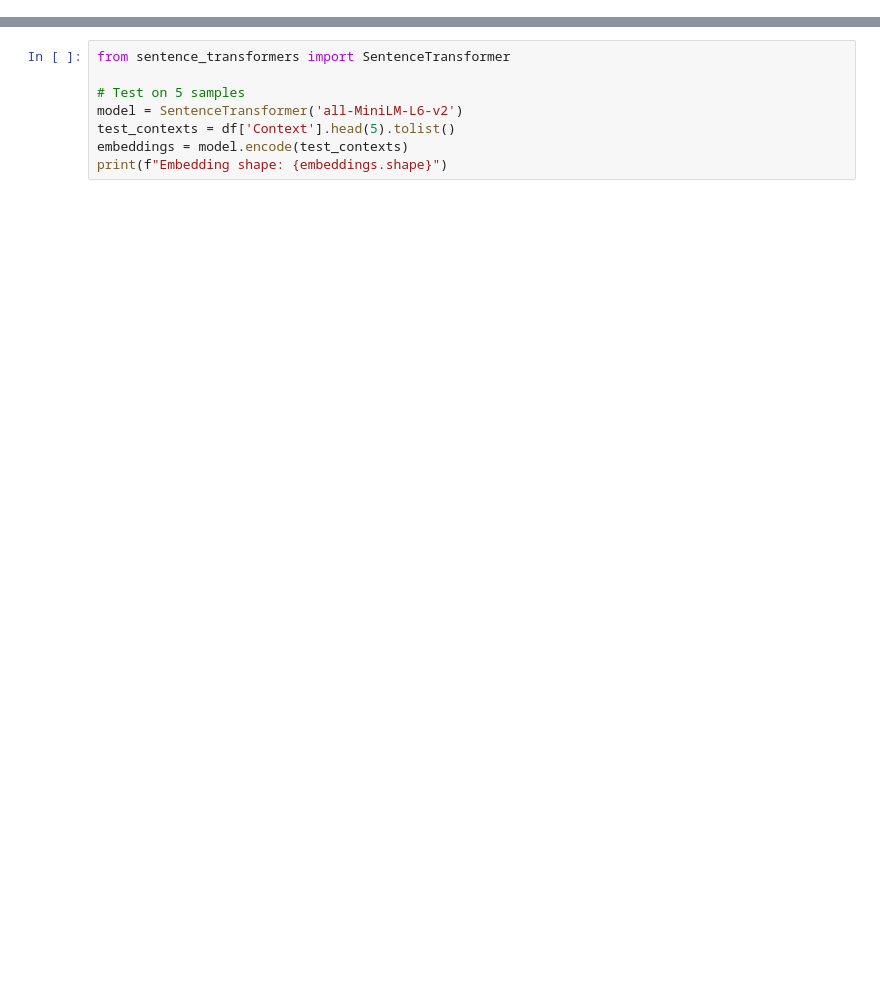
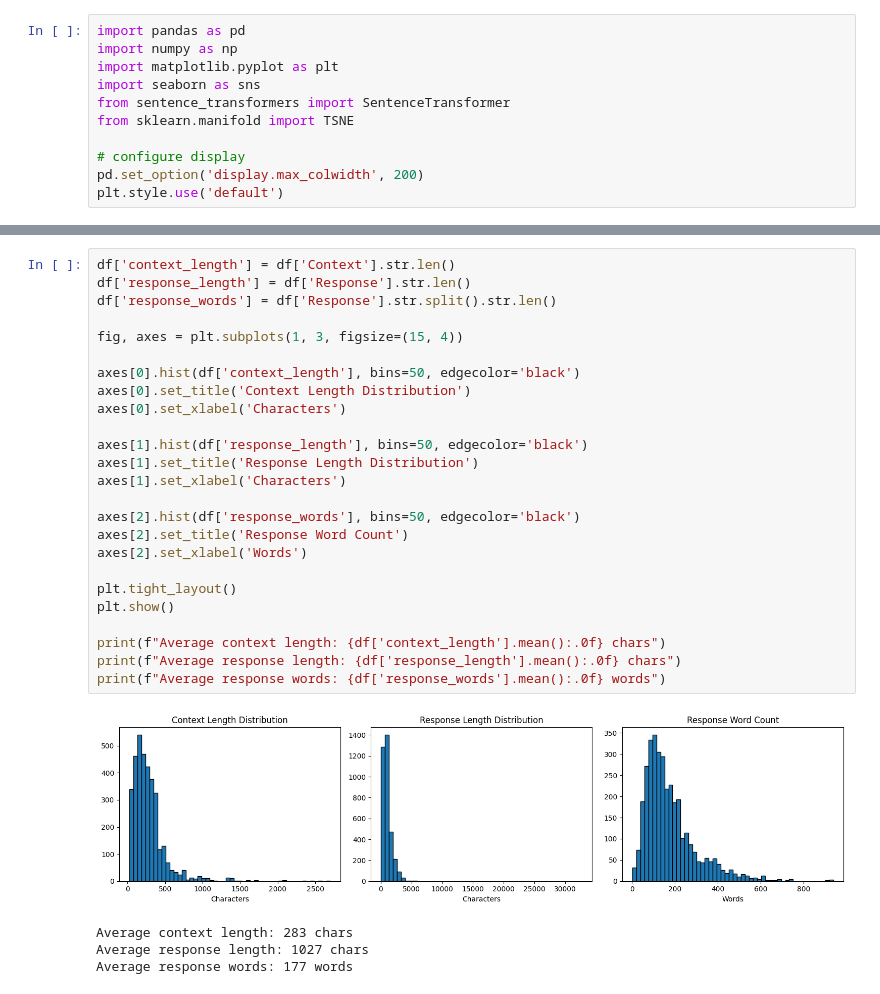
Before and after one commit to eqdcheng/legacy, a Jupyter notebook: eda.ipynb, the cells around one changed output, grey strips where cells are left out. Saved outputs shown, nothing was run; the diff lists cells and outputs as text; blank space fills up the shorter version.

```diff
--- a/eda.ipynb
+++ b/eda.ipynb
@@ -7,3 +1,14 @@ print("Path to dataset files:", path)
+# %%
+import pandas as pd
+import numpy as np
+import matplotlib.pyplot as plt
+import seaborn as sns
+from sentence_transformers import SentenceTransformer
+from sklearn.manifold import TSNE
+
+# configure display
+pd.set_option('display.max_colwidth', 200)
+plt.style.use('default')
 # %%
 import pandas as pd
 import matplotlib.pyplot as plt
@@ -33,8 +52,30 @@ for percentile in [25, 50, 75]:
 # %%
-from sentence_transformers import SentenceTransformer
+df['context_length'] = df['Context'].str.len()
+df['response_length'] = df['Response'].str.len()
+df['response_words'] = df['Response'].str.split().str.len()
 
-# Test on 5 samples
-model = SentenceTransformer('all-MiniLM-L6-v2')
-test_contexts = df['Context'].head(5).tolist()
-embeddings = model.encode(test_contexts)
-print(f"Embedding shape: {embeddings.shape}")
+fig, axes = plt.subplots(1, 3, figsize=(15, 4))
+
+axes[0].hist(df['context_length'], bins=50, edgecolor='black')
+axes[0].set_title('Context Length Distribution')
+axes[0].set_xlabel('Characters')
+
+axes[1].hist(df['response_length'], bins=50, edgecolor='black')
+axes[1].set_title('Response Length Distribution')
+axes[1].set_xlabel('Characters')
+
+axes[2].hist(df['response_words'], bins=50, edgecolor='black')
+axes[2].set_title('Response Word Count')
+axes[2].set_xlabel('Words')
+
+plt.tight_layout()
+plt.show()
+
+print(f"Average context length: {df['context_length'].mean():.0f} chars")
+print(f"Average response length: {df['response_length'].mean():.0f} chars")
+print(f"Average response words: {df['response_words'].mean():.0f} words")
+# %% [output]
+[figure, added]
+Average context length: 283 chars
+Average response length: 1027 chars
+Average response words: 177 words
```
Also changed, not shown: parts of 13 cells of this notebook.
